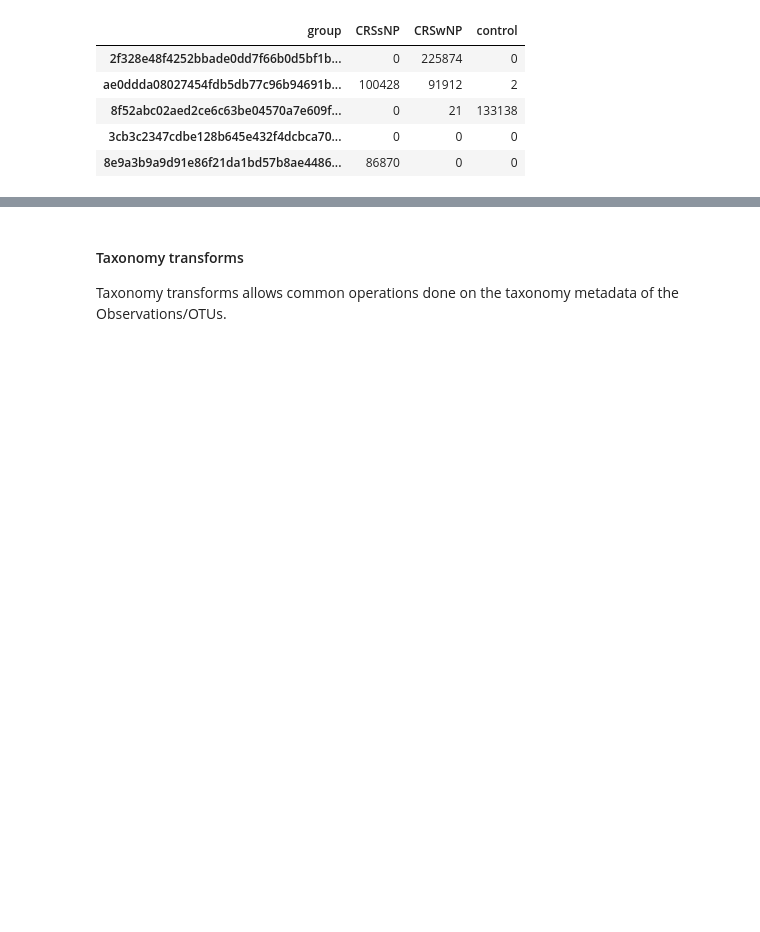
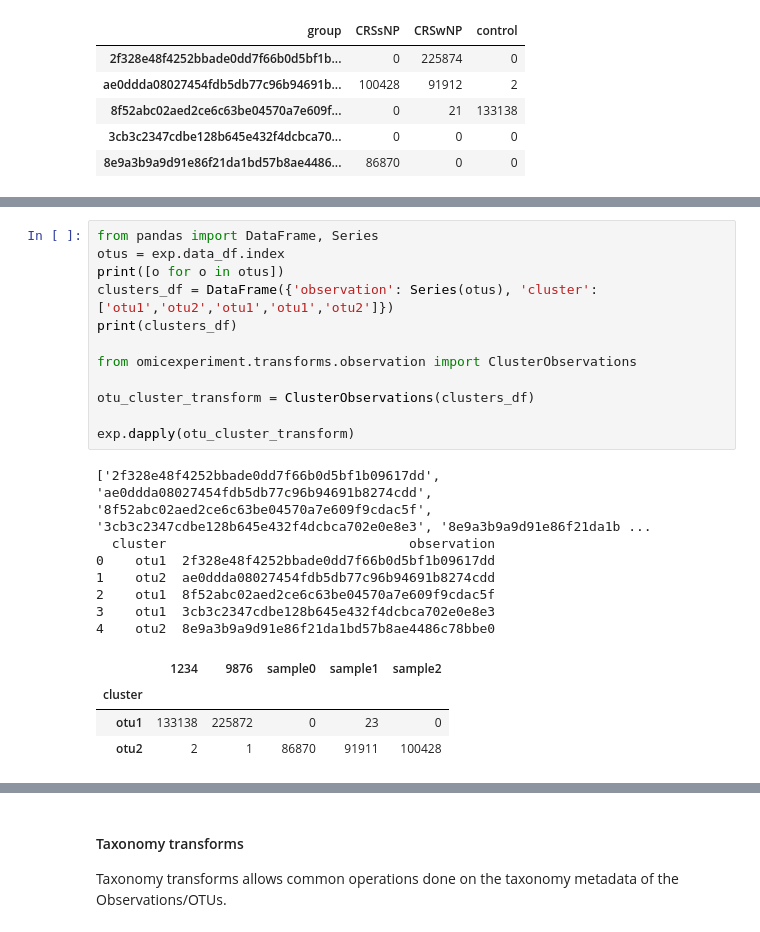
Before and after one commit to bassio/omicexperiment, a Jupyter notebook: doc/02_experiment_transforms.ipynb, the cells around one changed output, grey strips where cells are left out. Saved outputs shown, nothing was run; the diff lists cells and outputs as text; blank space fills up the shorter version.

Commit message:
more new transform api final touches

```diff
--- a/doc/02_experiment_transforms.ipynb
+++ b/doc/02_experiment_transforms.ipynb
@@ -140,0 +149,24 @@ exp.dapply(SampleGroupBy("group", aggfunc=np.sum))
+# %%
+from pandas import DataFrame, Series
+otus = exp.data_df.index
+print([o for o in otus])
+clusters_df = DataFrame({'observation': Series(otus), 'cluster': ['otu1','otu2','otu1','otu1','otu2']})
+print(clusters_df)
+
+from omicexperiment.transforms.observation import ClusterObservations
+
+otu_cluster_transform = ClusterObservations(clusters_df)
+
+exp.dapply(otu_cluster_transform)
+# %% [output]
+['2f328e48f4252bbade0dd7f66b0d5bf1b09617dd', 'ae0ddda08027454fdb5db77c96b94691b8274cdd', '8f52abc02aed2ce6c63be04570a7e609f9cdac5f', '3cb3c2347cdbe128b645e432f4dcbca702e0e8e3', '8e9a3b9a9d91e86f21da1b ...
+  cluster                               observation
+0    otu1  2f328e48f4252bbade0dd7f66b0d5bf1b09617dd
+1    otu2  ae0ddda08027454fdb5db77c96b94691b8274cdd
+2    otu1  8f52abc02aed2ce6c63be04570a7e609f9cdac5f
+3    otu1  3cb3c2347cdbe128b645e432f4dcbca702e0e8e3
+4    otu2  8e9a3b9a9d91e86f21da1bd57b8ae4486c78bbe0
+|  | 1234 | 9876 | sample0 | sample1 | sample2 |
+| cluster |  |  |  |  |  |
+| otu1 | 133138 | 225872 | 0 | 23 | 0 |
+| otu2 | 2 | 1 | 86870 | 91911 | 100428 |
```
Also changed, not shown: parts of 20 cells of this notebook, 8 other files.
